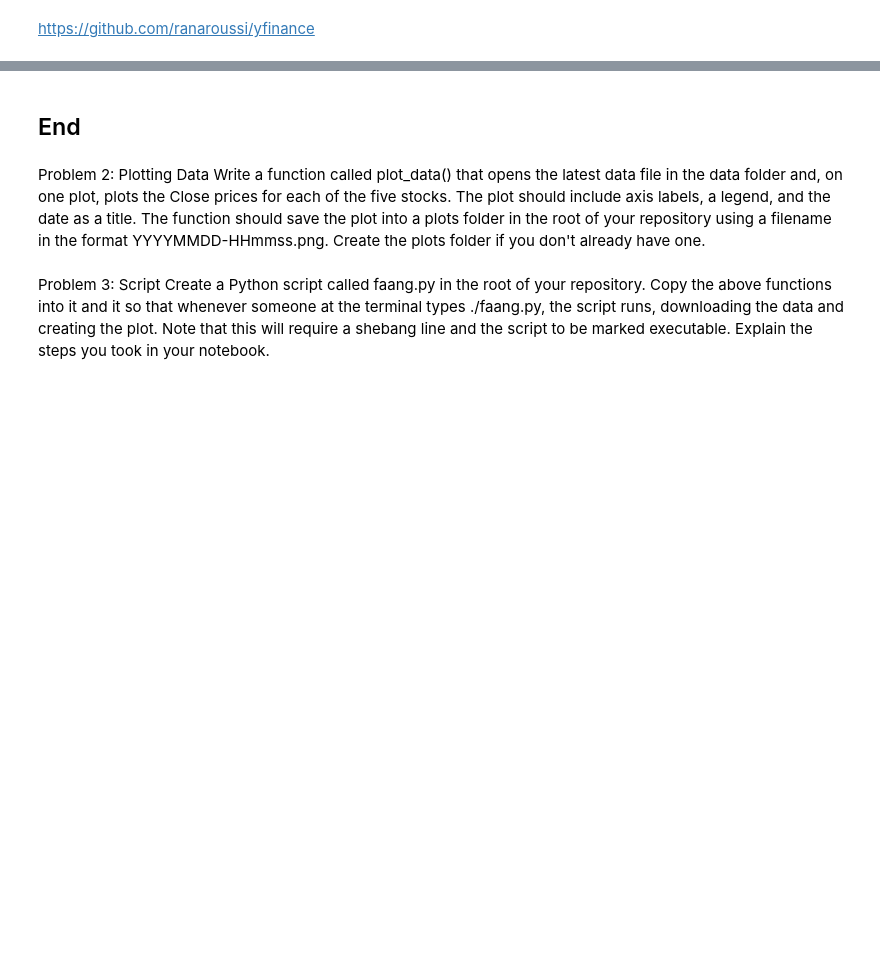
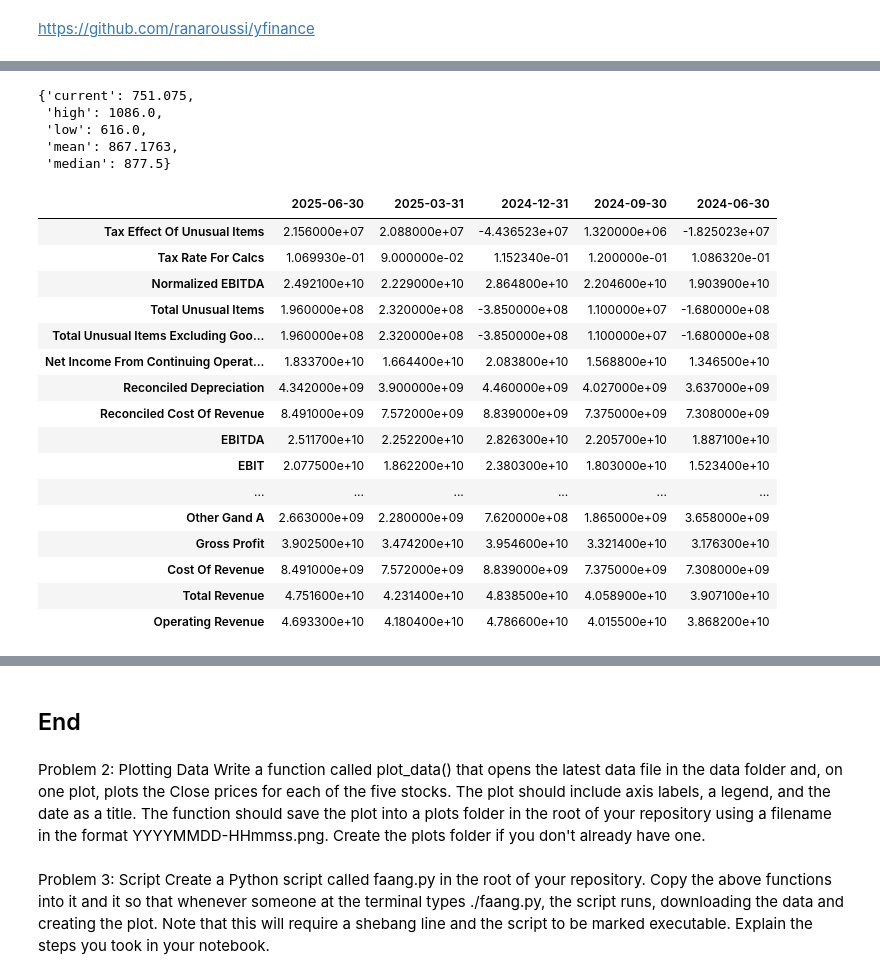
Before and after one commit to marianemcgrath/comp_infrastructure_assessment, a Jupyter notebook: problems.ipynb, the cells around one changed output, grey strips where cells are left out. Cells and saved outputs as stored; diff of their text form; code cells hidden in the pictures; blank space fills up the shorter version.

```diff
--- a/problems.ipynb
+++ b/problems.ipynb
@@ -18,0 +56,28 @@ ModuleNotFoundError: No module named 'yfinance'
+# %%
+dat.analyst_price_targets
+# %% [output]
+{'current': 751.075,
+ 'high': 1086.0,
+ 'low': 616.0,
+ 'mean': 867.1763,
+ 'median': 877.5}
+# %%
+dat.quarterly_income_stmt
+# %% [output]
+|  | 2025-06-30 | 2025-03-31 | 2024-12-31 | 2024-09-30 | 2024-06-30 |
+| Tax Effect Of Unusual Items | 2.156000e+07 | 2.088000e+07 | -4.436523e+07 | 1.320000e+06 | -1.825023e+07 |
+| Tax Rate For Calcs | 1.069930e-01 | 9.000000e-02 | 1.152340e-01 | 1.200000e-01 | 1.086320e-01 |
+| Normalized EBITDA | 2.492100e+10 | 2.229000e+10 | 2.864800e+10 | 2.204600e+10 | 1.903900e+10 |
+| Total Unusual Items | 1.960000e+08 | 2.320000e+08 | -3.850000e+08 | 1.100000e+07 | -1.680000e+08 |
+| Total Unusual Items Excluding Goo... | 1.960000e+08 | 2.320000e+08 | -3.850000e+08 | 1.100000e+07 | -1.680000e+08 |
+| Net Income From Continuing Operat... | 1.833700e+10 | 1.664400e+10 | 2.083800e+10 | 1.568800e+10 | 1.346500e+10 |
+| Reconciled Depreciation | 4.342000e+09 | 3.900000e+09 | 4.460000e+09 | 4.027000e+09 | 3.637000e+09 |
+| Reconciled Cost Of Revenue | 8.491000e+09 | 7.572000e+09 | 8.839000e+09 | 7.375000e+09 | 7.308000e+09 |
+| EBITDA | 2.511700e+10 | 2.252200e+10 | 2.826300e+10 | 2.205700e+10 | 1.887100e+10 |
+| EBIT | 2.077500e+10 | 1.862200e+10 | 2.380300e+10 | 1.803000e+10 | 1.523400e+10 |
+| ... | ... | ... | ... | ... | ... |
+| Other Gand A | 2.663000e+09 | 2.280000e+09 | 7.620000e+08 | 1.865000e+09 | 3.658000e+09 |
+| Gross Profit | 3.902500e+10 | 3.474200e+10 | 3.954600e+10 | 3.321400e+10 | 3.176300e+10 |
+| Cost Of Revenue | 8.491000e+09 | 7.572000e+09 | 8.839000e+09 | 7.375000e+09 | 7.308000e+09 |
+| Total Revenue | 4.751600e+10 | 4.231400e+10 | 4.838500e+10 | 4.058900e+10 | 3.907100e+10 |
+| Operating Revenue | 4.693300e+10 | 4.180400e+10 | 4.786600e+10 | 4.015500e+10 | 3.868200e+10 |
```
Also changed, not shown: parts of 14 cells of this notebook.
